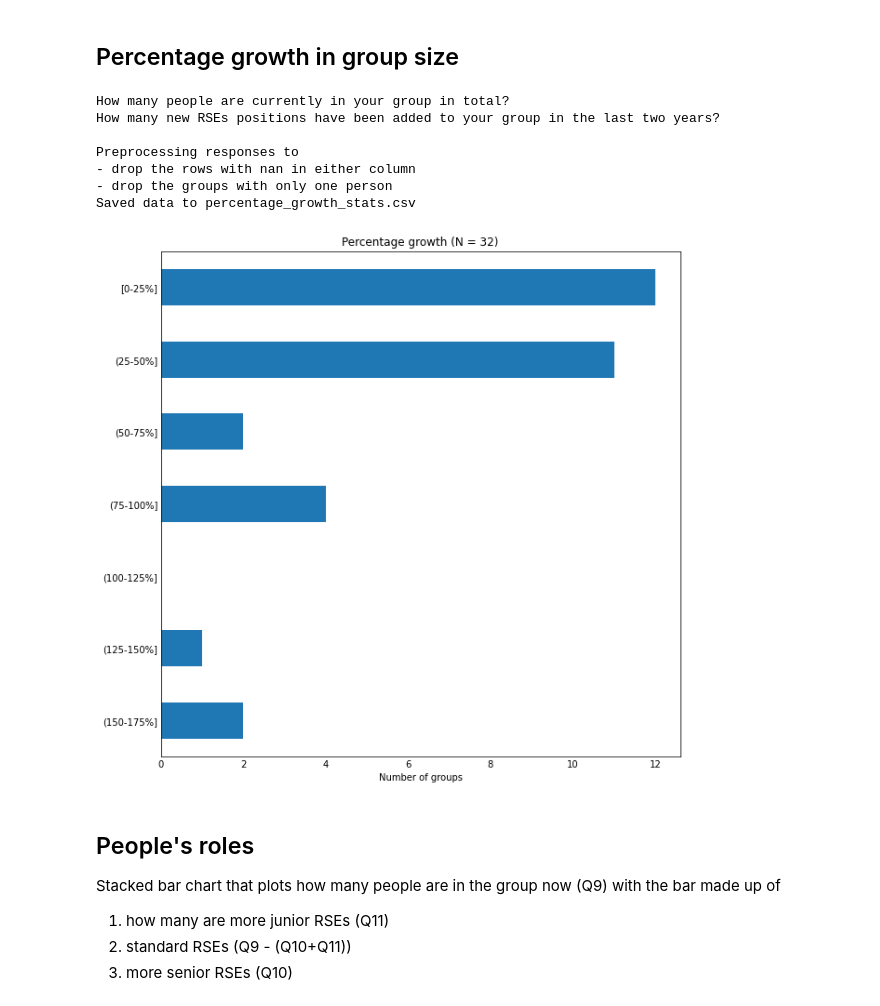
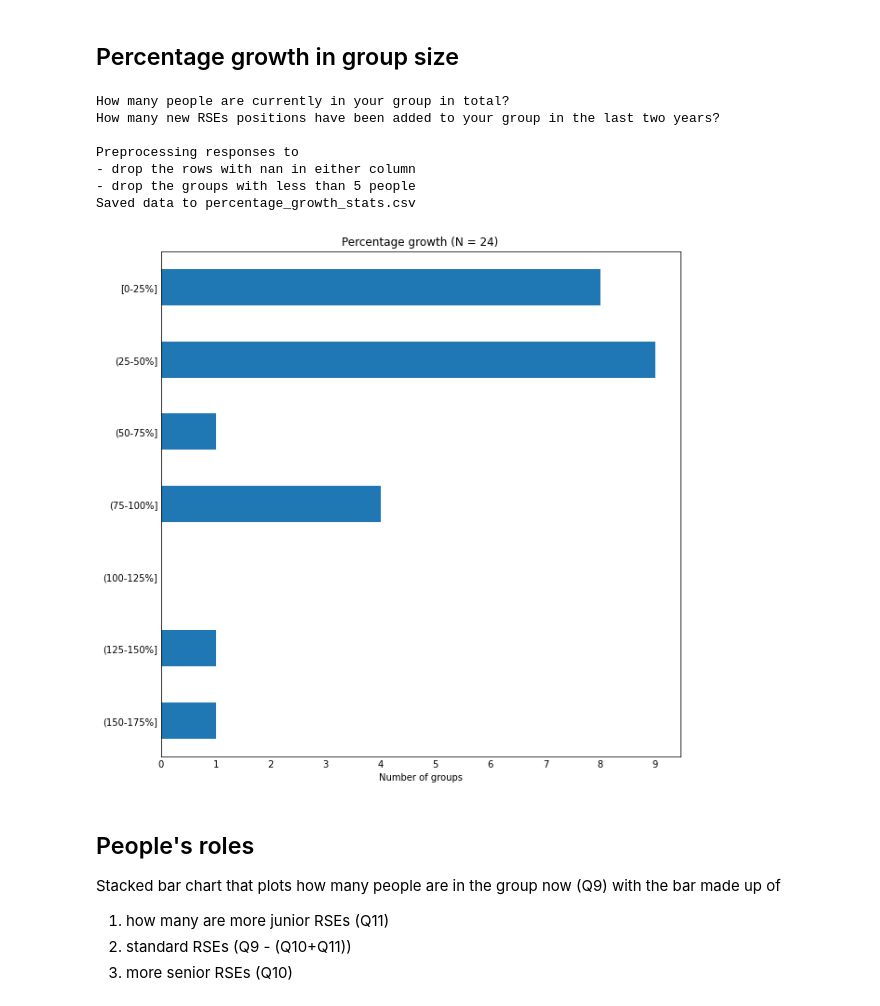
Before and after one commit to softwaresaved/RSE-Group-Leaders-Survey-2023_Python, a Jupyter notebook: notebooks/PRODUCE_report.ipynb, the cells around one changed output. Saved outputs shown, nothing was run; the diff lists cells and outputs as text; code cells hidden in the pictures.

```diff
--- a/notebooks/PRODUCE_report.ipynb
+++ b/notebooks/PRODUCE_report.ipynb
@@ -23,6 +23,9 @@ color_scatter = 'tab:blue'
 # some column of interest
 col_ngroup = "q9"
 col_inst = "q3"
+
+# settings for the stats
+min_gsize = 5
 # %%
 setup, dset, dset_gnames = util.read_setup_and_data()
 validated = util.validate_setup_and_data(setup, dset)
@@ -555,14 +558,14 @@ qst2 = "q14"
 print(f"{setup[qst1]['text']}")
 print(f"{setup[qst2]['text']}")
 
-# select only groups with more than one person
-dset2plot = dset[dset[col_ngroup] > 1].copy()
+# select only groups with more than min_gsize
+dset2plot = dset[dset[col_ngroup] >= min_gsize].copy()
 dset2plot = dset2plot[[qst1, qst2]]
 
 if verbose:
     print("\nPreprocessing responses to")
     print("- drop the rows with nan in either column")
-    print("- drop the groups with only one person")
+    print(f"- drop the groups with less than {min_gsize} people")
 
 dset2plot = dset2plot.dropna()
 column_calculated = "Percentage growth"
@@ -591,35 +594,35 @@ fname = f"{column_calculated.replace(' ', '_').lower()}_stats"
 util.save_dataset(dset2plot, fname=fname)
 if verbose:
     print(f"Saved data to {fname}.csv")
 
 # compute and plot stats
 col = "Number of groups"
 dset_stats = dset2plot[column].value_counts().to_frame(name=col)
 dset_stats = dset_stats.sort_index(ascending=False)
 dset_stats.index.name = column_calculated
 
 dset_stats.plot.barh(y=col,
                      legend=False,
                      color=color_bars,
                      title=f"{column_calculated} (N = {dset2plot.shape[0]})"
                      )
 plt.xlabel(col)
 plt.ylabel("")
 plt.tick_params(axis="both", which="major", length=0)
 plt.gca().xaxis.set_major_locator(MaxNLocator(integer=True))
 plt.gcf().set_size_inches(10, 10)
 plt.gcf().set_facecolor('white')
 
 plt.show()
 # %% [output]
 How many people are currently in your group in total?
 How many new RSEs positions have been added to your group in the last two years?
 
 Preprocessing responses to
 - drop the rows with nan in either column
-- drop the groups with only one person
+- drop the groups with less than 5 people
 Saved data to percentage_growth_stats.csv
-[figure, old version]
+[figure, new version]
 # %% [markdown]
 ## People's roles
 
```
Also changed, not shown: parts of 1 cell of this notebook, 5 other files.
